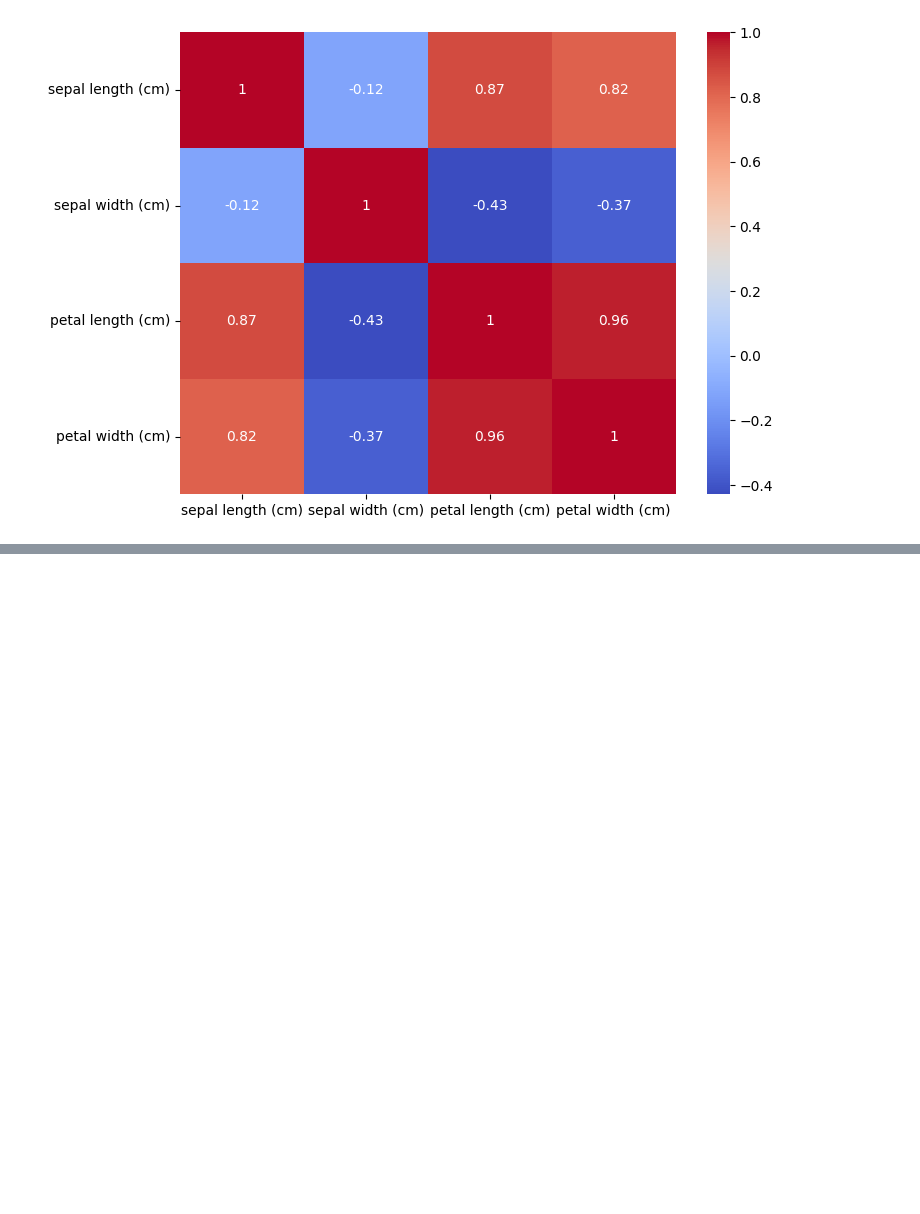
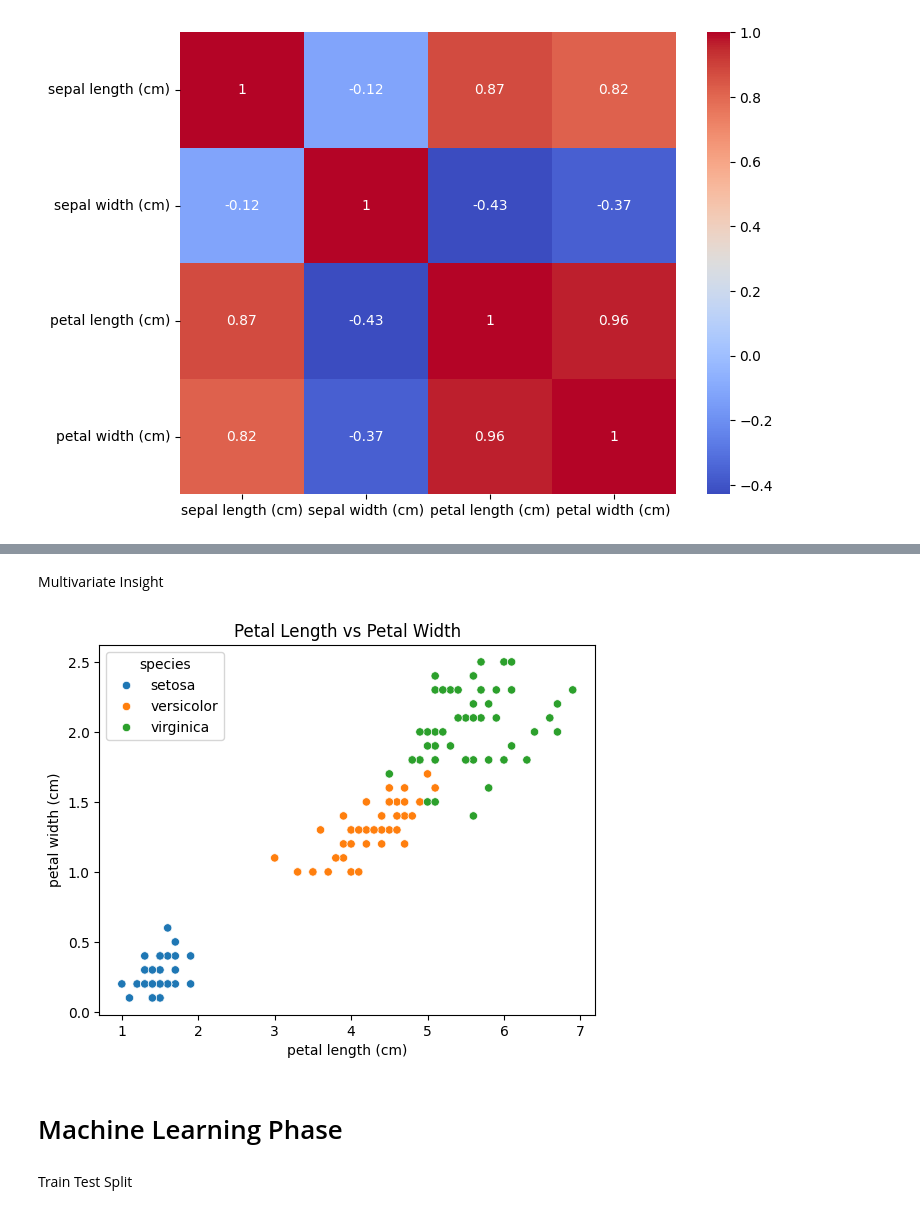
Before and after one commit to Raul-Akhuli/EDA, a Jupyter notebook: IRIS DATASET/code.ipynb, the cells around one changed output, grey strips where cells are left out. Drawn from its saved outputs; the diff is of its cells as text; code cells hidden in the pictures; blank space fills up the shorter version.

```diff
--- a/IRIS DATASET/code.ipynb
+++ b/IRIS DATASET/code.ipynb
@@ -117,0 +132,18 @@ plt.show()                                                   # coolwarm is a col
+# %% [markdown]
+Multivariate Insight
+# %%
+# petal length vs petal width
+
+sns.scatterplot(x = 'petal length (cm)',
+                y = 'petal width (cm)',
+                hue='species',
+                data=df) # hue is allows you to color data points based on a categorical variable
+
+plt.title('Petal Length vs Petal Width')
+plt.show()
+# %% [output]
+[figure, added]
+# %% [markdown]
+# Machine Learning Phase
+# %% [markdown]
+Train Test Split
```
Also changed, not shown: parts of 19 cells of this notebook.
